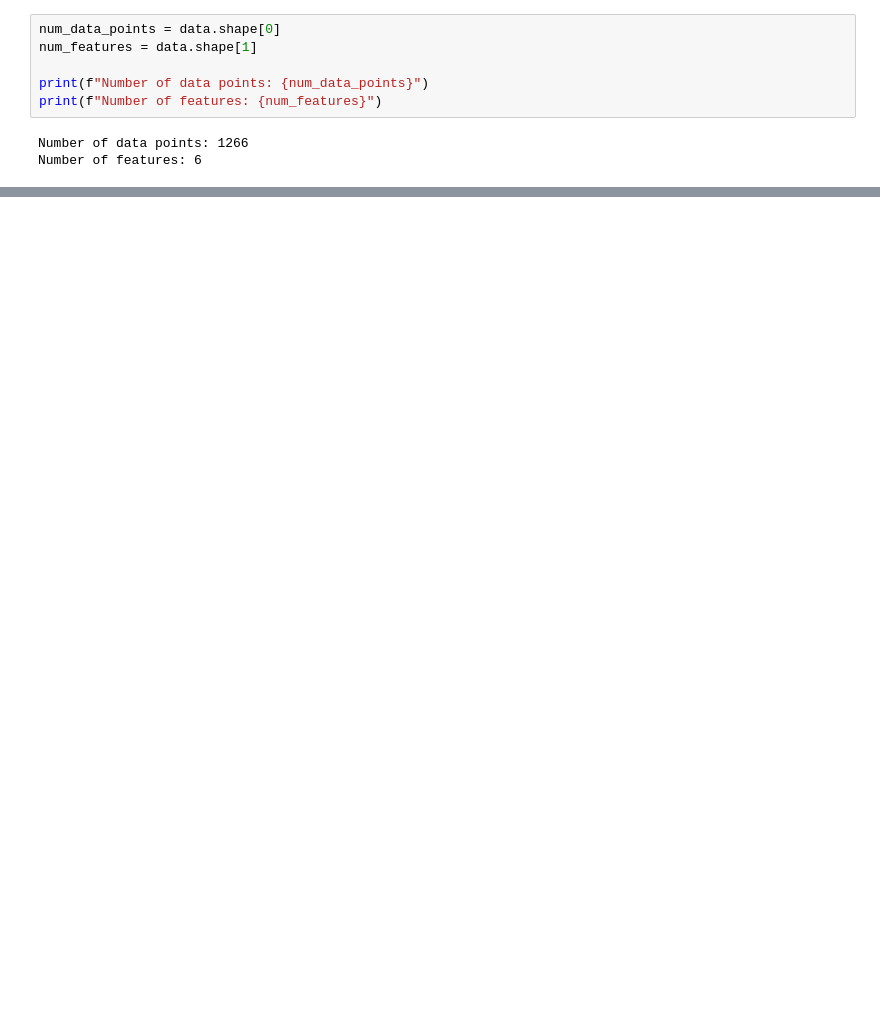
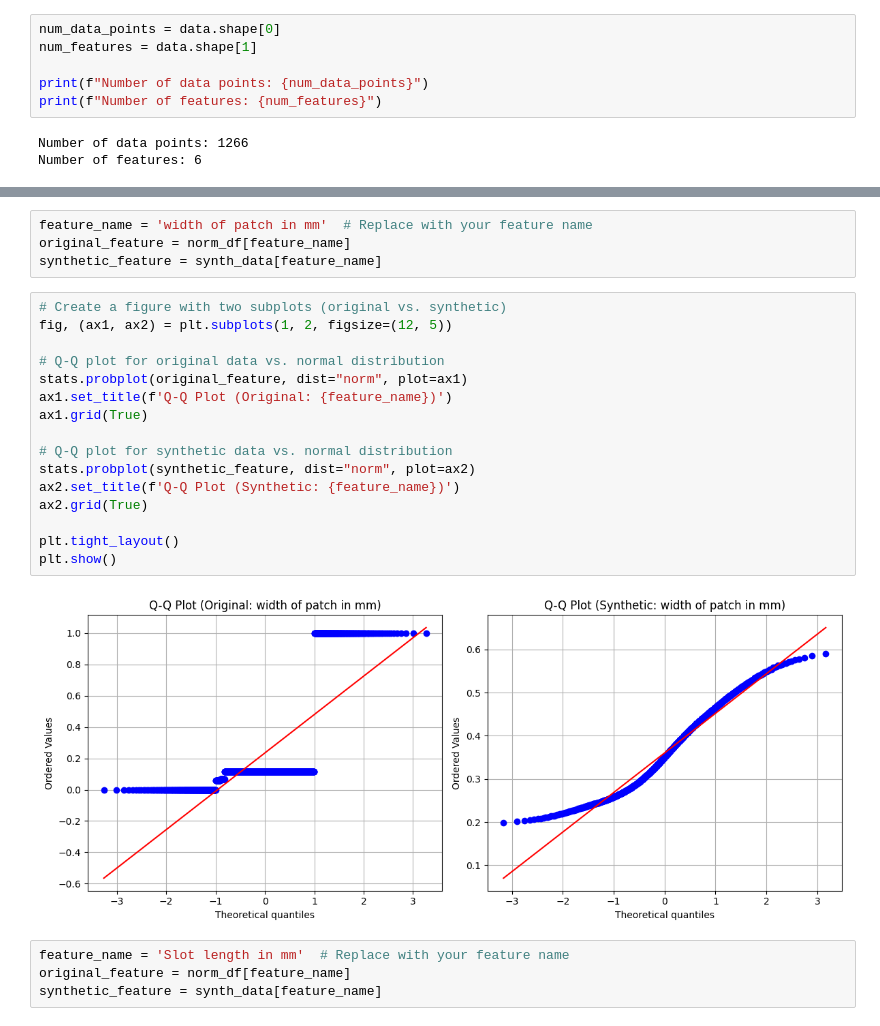
Before and after one commit to aaronsouza/VAE-SynDataAn, a Jupyter notebook: VAE.ipynb, the cells around one changed output, grey strips where cells are left out. Saved outputs shown, nothing was run; the diff lists cells and outputs as text; blank space fills up the shorter version.

```diff
--- a/VAE.ipynb
+++ b/VAE.ipynb
@@ -404,0 +472,26 @@ plt.show()
+# %%
+feature_name = 'width of patch in mm'  # Replace with your feature name
+original_feature = norm_df[feature_name]
+synthetic_feature = synth_data[feature_name]
+# %%
+# Create a figure with two subplots (original vs. synthetic)
+fig, (ax1, ax2) = plt.subplots(1, 2, figsize=(12, 5))
+
+# Q-Q plot for original data vs. normal distribution
+stats.probplot(original_feature, dist="norm", plot=ax1)
+ax1.set_title(f'Q-Q Plot (Original: {feature_name})')
+ax1.grid(True)
+
+# Q-Q plot for synthetic data vs. normal distribution
+stats.probplot(synthetic_feature, dist="norm", plot=ax2)
+ax2.set_title(f'Q-Q Plot (Synthetic: {feature_name})')
+ax2.grid(True)
+
+plt.tight_layout()
+plt.show()
+# %% [output]
+[figure, added]
+# %%
+feature_name = 'Slot length in mm'  # Replace with your feature name
+original_feature = norm_df[feature_name]
+synthetic_feature = synth_data[feature_name]
```
Also changed, not shown: parts of 21 cells of this notebook.
